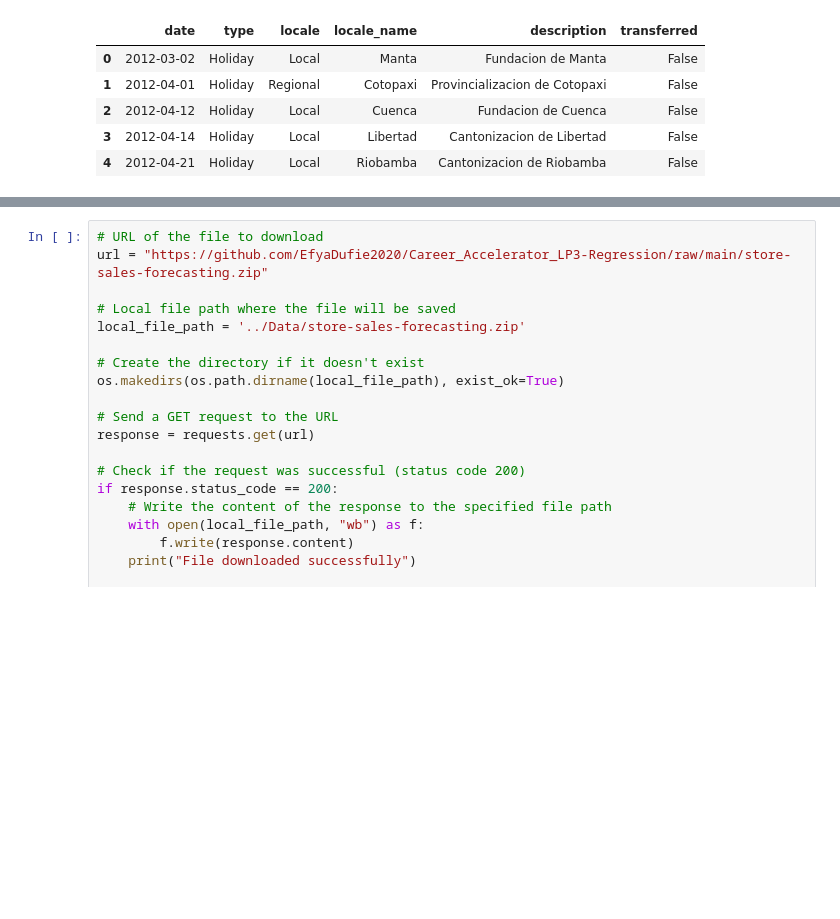
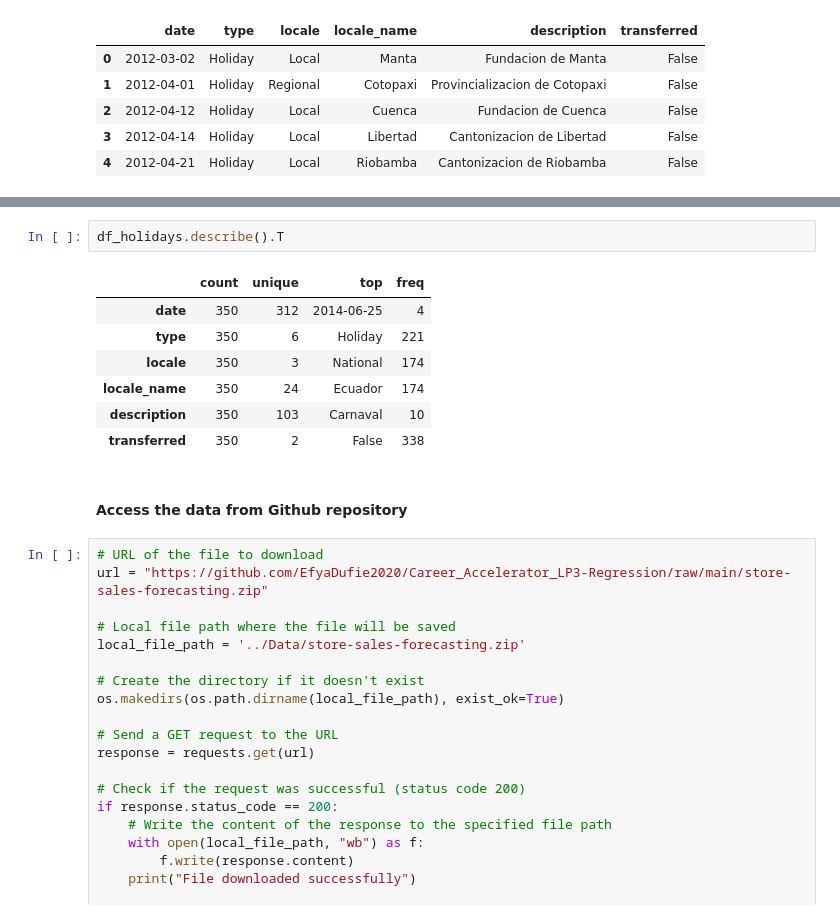
Before and after one commit to EfyaDufie2020/Time-Series-Regression-Analysis, a Jupyter notebook: Notebooks/Time Series Analysis.ipynb, the cells around one changed output, grey strips where cells are left out. Saved outputs shown, nothing was run; the diff lists cells and outputs as text; blank space fills up the shorter version.

```diff
--- a/Notebooks/Time Series Analysis.ipynb
+++ b/Notebooks/Time Series Analysis.ipynb
@@ -186,3 +432,15 @@ df_holidays.head()
+# %%
+df_holidays.describe().T
+# %% [output]
+|  | count | unique | top | freq |
+| date | 350 | 312 | 2014-06-25 | 4 |
+| type | 350 | 6 | Holiday | 221 |
+| locale | 350 | 3 | National | 174 |
+| locale_name | 350 | 24 | Ecuador | 174 |
+| description | 350 | 103 | Carnaval | 10 |
+| transferred | 350 | 2 | False | 338 |
+# %% [markdown]
+#### Access the data from Github repository
 # %%
 # URL of the file to download
 url = "https://github.com/EfyaDufie2020/Career_Accelerator_LP3-Regression/raw/main/store-sales-forecasting.zip"
```
Also changed, not shown: parts of 45 cells of this notebook.
